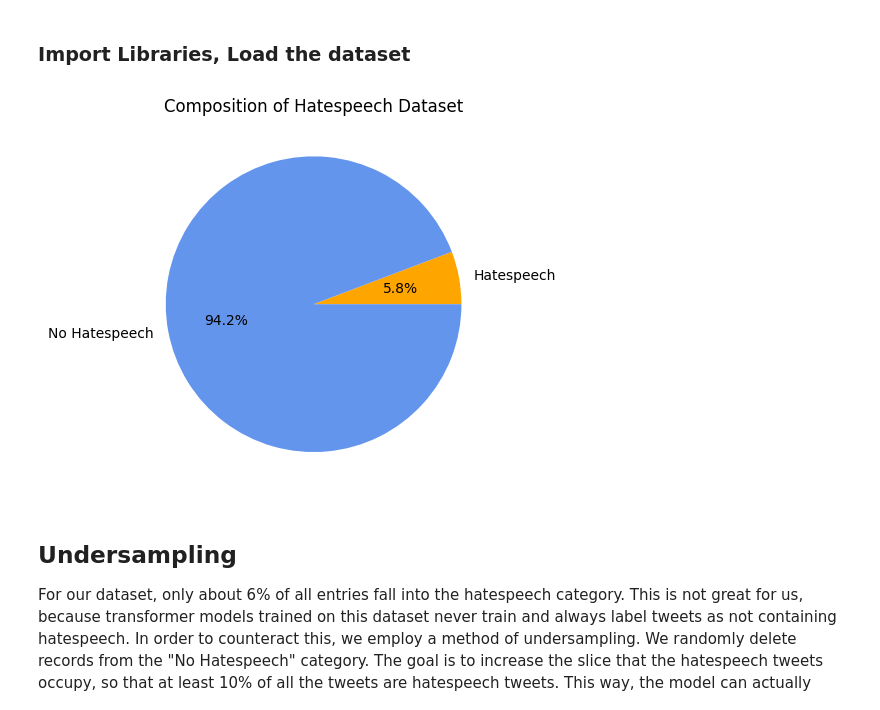
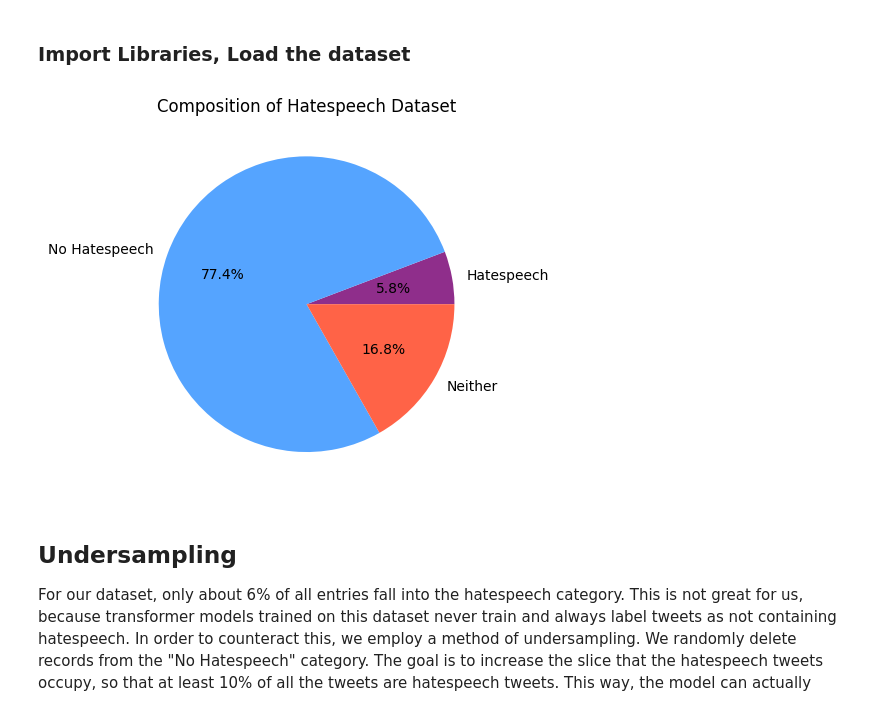
Before and after one commit to hwalters361/CS158_Project, a Jupyter notebook: transformer.ipynb, the cells around one changed output. Saved outputs shown, nothing was run; the diff lists cells and outputs as text; code cells hidden in the pictures.

```diff
--- a/transformer.ipynb
+++ b/transformer.ipynb
@@ -35,18 +35,18 @@ full_tweets_df["class"] = full_tweets_df["class"].replace({2: 1, 0: 0, 1: 1})
 
 np.random.seed(42)
 # %%
-labels = 'Hatespeech', 'No Hatespeech'
+labels = 'Hatespeech', 'No Hatespeech','Neither'
 
 
-sizes = [full_tweets_df['class'].value_counts()[0], full_tweets_df['class'].value_counts()[1]]
+sizes = [full_tweets_df['class'].value_counts()[0], full_tweets_df['class'].value_counts()[1],full_tweets_df['class'].value_counts()[2]]
 
 fig, ax = plt.subplots()
-ax.pie(sizes, labels=labels,autopct='%1.1f%%',colors=['#8f2e8b', '#55a4ff'])
+ax.pie(sizes, labels=labels,autopct='%1.1f%%',colors=['#8f2e8b', '#55a4ff','tomato'])
 ax.set_title("Composition of Hatespeech Dataset")
-plt.save_fig
+# plt.save_fig
 plt.show()
 # %% [output]
-[figure, old version]
+[figure, new version]
 # %% [markdown]
 ## Undersampling
 
```
Also changed, not shown: parts of 6 cells of this notebook, 1 other file.
